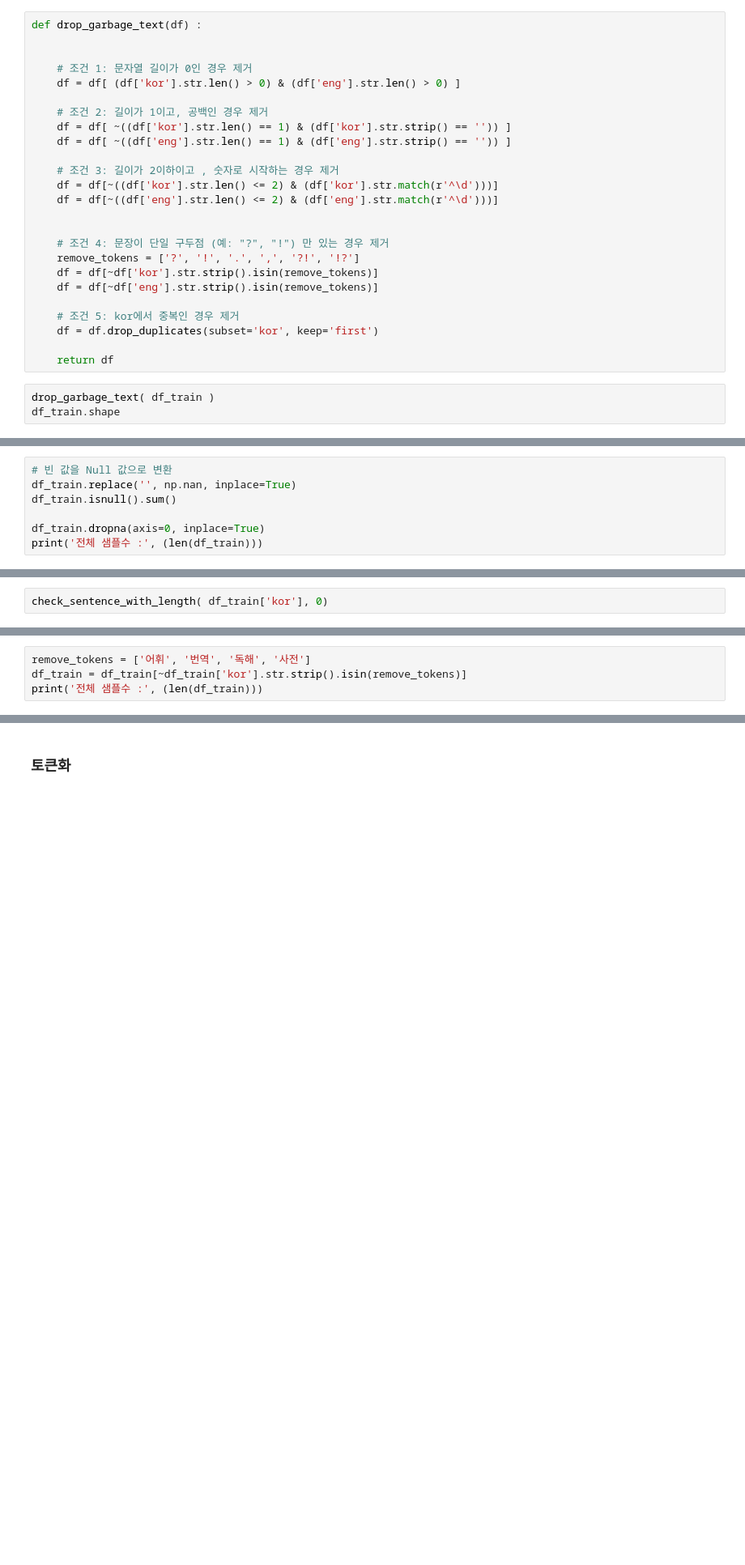
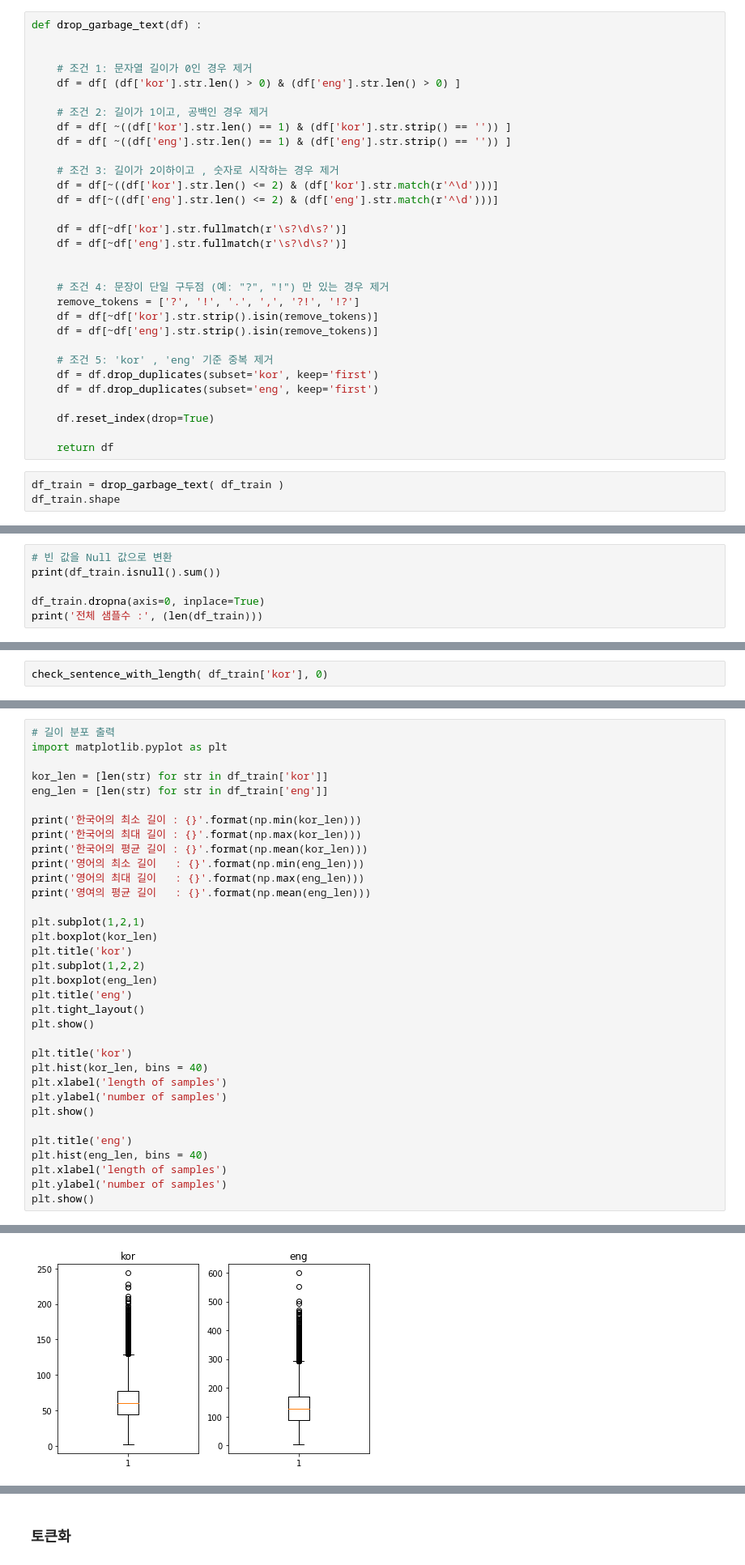
Before and after one commit to YSKIM-moya/AIFFEL_quest_rs, a Jupyter notebook: GoingDeeper/Gd04/seq2seq_kor_eng_translator.ipynb, the cells around one changed output, grey strips where cells are left out. Shown at 81% size. Drawn from its saved outputs; the diff is of its cells as text; blank space fills up the shorter version.

```diff
--- a/GoingDeeper/Gd04/seq2seq_kor_eng_translator.ipynb
+++ b/GoingDeeper/Gd04/seq2seq_kor_eng_translator.ipynb
@@ -420,17 +455,23 @@ def drop_garbage_text(df) :
     df = df[~((df['kor'].str.len() <= 2) & (df['kor'].str.match(r'^\d')))]
     df = df[~((df['eng'].str.len() <= 2) & (df['eng'].str.match(r'^\d')))]
 
+    df = df[~df['kor'].str.fullmatch(r'\s?\d\s?')]
+    df = df[~df['eng'].str.fullmatch(r'\s?\d\s?')]
+
 
     # 조건 4: 문장이 단일 구두점 (예: "?", "!") 만 있는 경우 제거
     remove_tokens = ['?', '!', '.', ',', '?!', '!?']
     df = df[~df['kor'].str.strip().isin(remove_tokens)]
     df = df[~df['eng'].str.strip().isin(remove_tokens)]
 
-    # 조건 5: kor에서 중복인 경우 제거
+    # 조건 5: 'kor' , 'eng' 기준 중복 제거
     df = df.drop_duplicates(subset='kor', keep='first')
+    df = df.drop_duplicates(subset='eng', keep='first')
+
+    df.reset_index(drop=True)
 
     return df
 # %%
-drop_garbage_text( df_train )
+df_train = drop_garbage_text( df_train )
 df_train.shape
 # %% [output]
@@ -443,7 +486,6 @@ df_test.shape
 # %%
 # 빈 값을 Null 값으로 변환
-df_train.replace('', np.nan, inplace=True)
-df_train.isnull().sum()
+print(df_train.isnull().sum())
 
 df_train.dropna(axis=0, inplace=True)
 print('전체 샘플수 :', (len(df_train)))
@@ -503,4 +538,0 @@ check_sentence_with_length( df_train['kor'], 3)
-# %%
-remove_tokens = ['어휘', '번역', '독해', '사전']
-df_train = df_train[~df_train['kor'].str.strip().isin(remove_tokens)]
-print('전체 샘플수 :', (len(df_train)))
@@ -528,0 +545,35 @@ check_sentence_with_length( df_train['kor'], 3)
+# %%
+# 길이 분포 출력
+import matplotlib.pyplot as plt
+
+kor_len = [len(str) for str in df_train['kor']]
+eng_len = [len(str) for str in df_train['eng']]
+
+print('한국어의 최소 길이 : {}'.format(np.min(kor_len)))
+print('한국어의 최대 길이 : {}'.format(np.max(kor_len)))
+print('한국어의 평균 길이 : {}'.format(np.mean(kor_len)))
+print('영어의 최소 길이   : {}'.format(np.min(eng_len)))
+print('영어의 최대 길이   : {}'.format(np.max(eng_len)))
+print('영여의 평균 길이   : {}'.format(np.mean(eng_len)))
+
+plt.subplot(1,2,1)
+plt.boxplot(kor_len)
+plt.title('kor')
+plt.subplot(1,2,2)
+plt.boxplot(eng_len)
+plt.title('eng')
+plt.tight_layout()
+plt.show()
+
+plt.title('kor')
+plt.hist(kor_len, bins = 40)
+plt.xlabel('length of samples')
+plt.ylabel('number of samples')
+plt.show()
+
+plt.title('eng')
+plt.hist(eng_len, bins = 40)
+plt.xlabel('length of samples')
+plt.ylabel('number of samples')
+plt.show()
+# %% [output]
@@ -528,0 +586 @@ check_sentence_with_length( df_train['kor'], 3)
+[figure, added]
```
Also changed, not shown: parts of 60 cells of this notebook.
